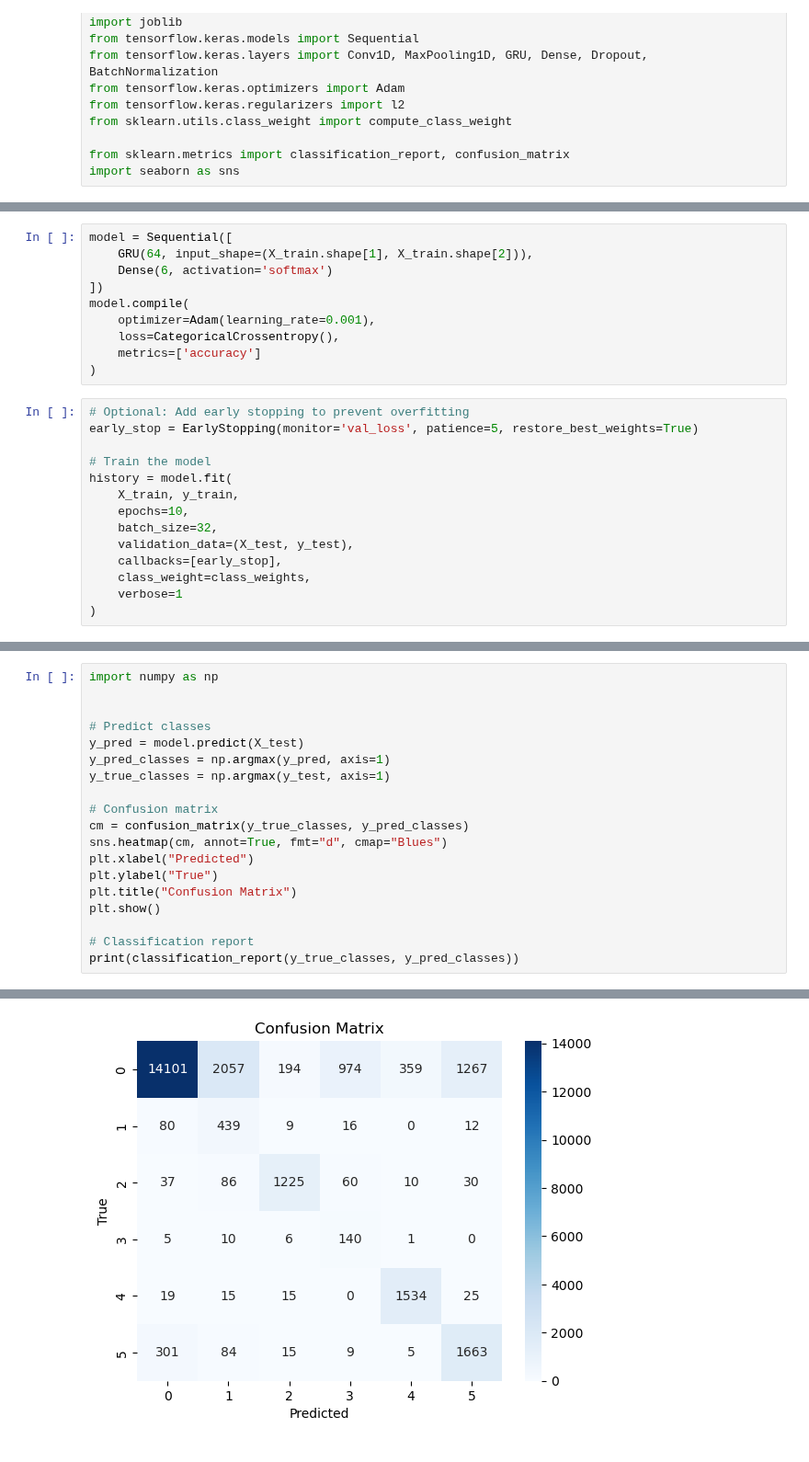
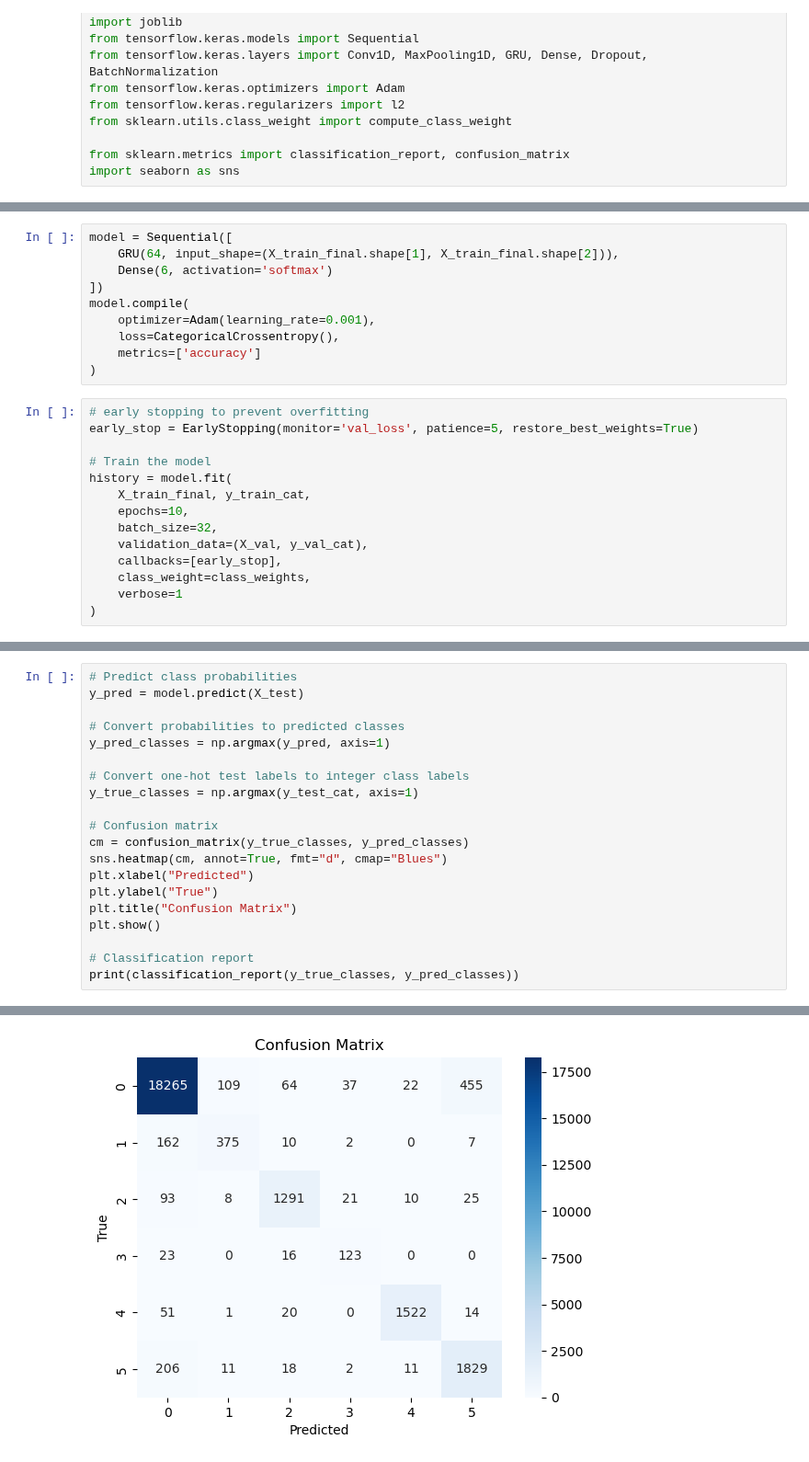
Before and after one commit to arilui/EKGenie, a Jupyter notebook: GRUN_withWeights.ipynb, the cells around one changed output, grey strips where cells are left out. Shown at 92% size. Saved outputs shown, nothing was run; the diff lists cells and outputs as text.

```diff
--- a/GRUN_withWeights.ipynb
+++ b/GRUN_withWeights.ipynb
@@ -45,6 +129,6 @@ Class weights: {0: np.float64(0.21844403630934292), 1: np.float64(7.437022042285
 # %%
 model = Sequential([
-    GRU(64, input_shape=(X_train.shape[1], X_train.shape[2])),
+    GRU(64, input_shape=(X_train_final.shape[1], X_train_final.shape[2])),
     Dense(6, activation='softmax')
 ])
 model.compile(
@@ -53,15 +137,15 @@ model.compile(
     metrics=['accuracy']
 )
 # %%
-# Optional: Add early stopping to prevent overfitting
+# early stopping to prevent overfitting
 early_stop = EarlyStopping(monitor='val_loss', patience=5, restore_best_weights=True)
 
 # Train the model
 history = model.fit(
-    X_train, y_train,
+    X_train_final, y_train_cat,
     epochs=10,
     batch_size=32,
-    validation_data=(X_test, y_test),
+    validation_data=(X_val, y_val_cat),
     callbacks=[early_stop],
     class_weight=class_weights,
     verbose=1
@@ -109,11 +193,12 @@ plt.show()
 # %%
-import numpy as np
+# Predict class probabilities
+y_pred = model.predict(X_test)
 
+# Convert probabilities to predicted classes
+y_pred_classes = np.argmax(y_pred, axis=1)
 
-# Predict classes
-y_pred = model.predict(X_test)
-y_pred_classes = np.argmax(y_pred, axis=1)
-y_true_classes = np.argmax(y_test, axis=1)
+# Convert one-hot test labels to integer class labels
+y_true_classes = np.argmax(y_test_cat, axis=1)
 
 # Confusion matrix
 cm = confusion_matrix(y_true_classes, y_pred_classes)
@@ -130,3 +215,3 @@ print(classification_report(y_true_classes, y_pred_classes))
-[figure, old version]
+[figure, new version]
               precision    recall  f1-score   support
 
```
Also changed, not shown: parts of 9 cells of this notebook, 2 other files.
